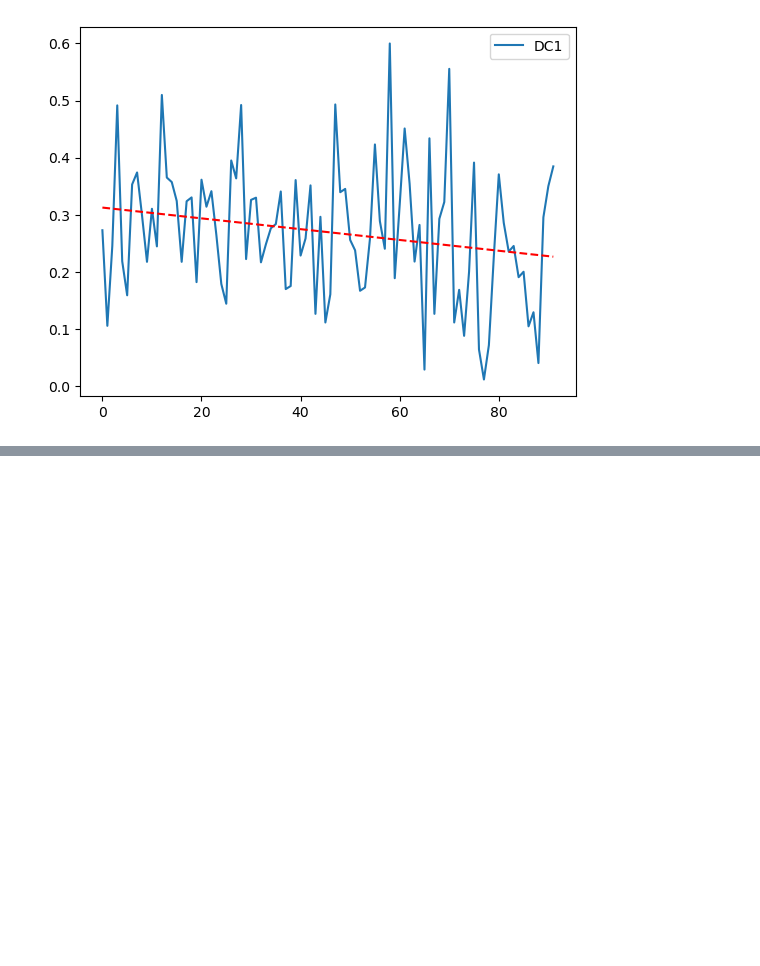
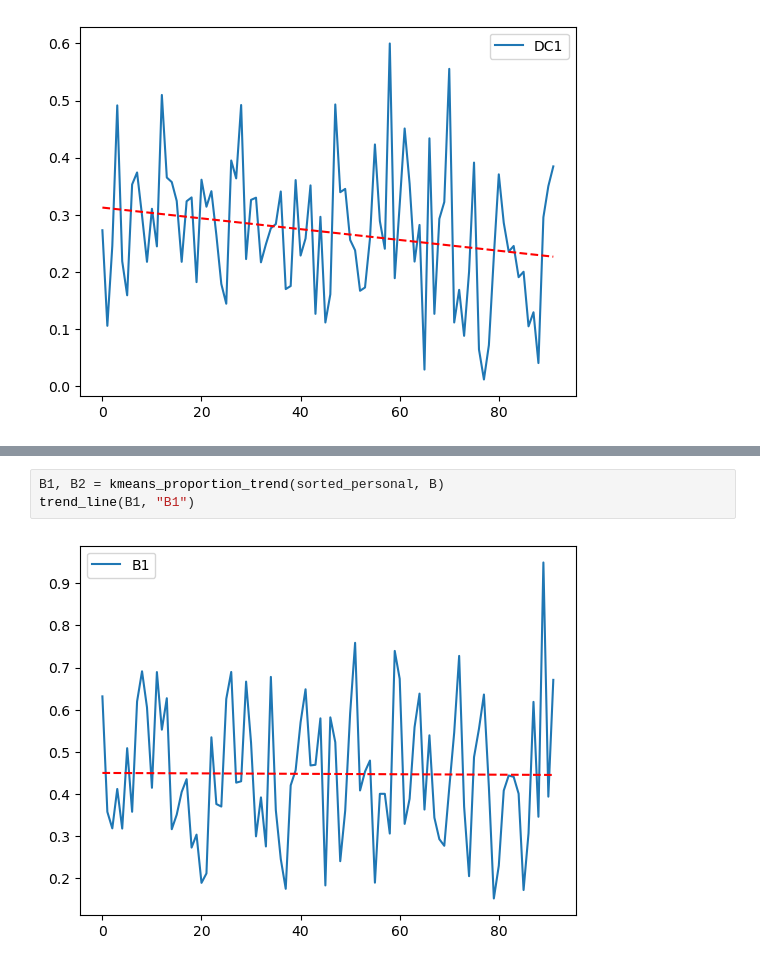
Before and after one commit to benson8902/Research, a Jupyter notebook: Code/Step8 k-means.ipynb, the cells around one changed output, grey strips where cells are left out. Saved outputs shown, nothing was run; the diff lists cells and outputs as text; blank space fills up the shorter version.

```diff
--- a/Code/Step8 k-means.ipynb
+++ b/Code/Step8 k-means.ipynb
@@ -159,0 +167,5 @@ trend_line(DC1, "DC1")
+# %%
+B1, B2 = kmeans_proportion_trend(sorted_personal, B)
+trend_line(B1, "B1")
+# %% [output]
+[figure, added]
```
Also changed, not shown: parts of 3 cells of this notebook, 1 other file.
